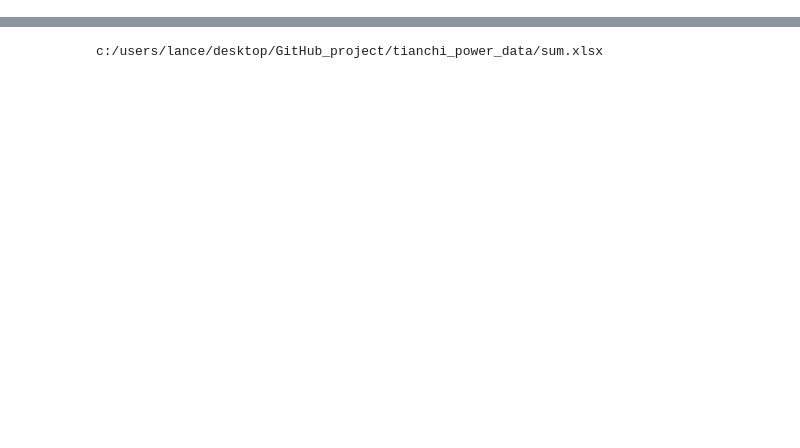
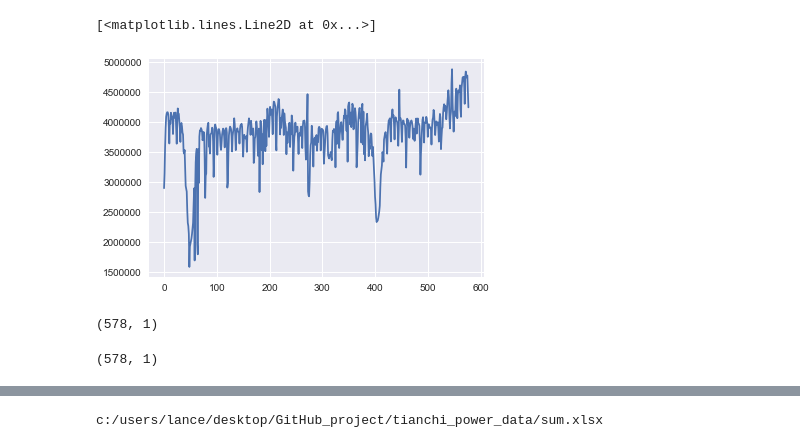
Before and after one commit to imageliu/tianchi_power, a Jupyter notebook: measure1.ipynb, the cells around one changed output, grey strips where cells are left out. Saved outputs shown, nothing was run; the diff lists cells and outputs as text; code cells hidden in the pictures; blank space fills up the shorter version.

```diff
--- a/measure1.ipynb
+++ b/measure1.ipynb
@@ -217,0 +159,11 @@ r2_score(y_pred=c2['pre'][:31],y_true=Ytest)
+# %%
+plt.plot(pd.DataFrame(rfr.predict(Xtrain)))
+# %% [output]
+[<matplotlib.lines.Line2D at 0x...>]
+[figure, added]
+# %%
+print(pd.DataFrame(rfr.predict(Xtrain)).shape)
+Ytrain.shape
+# %% [output]
+(578, 1)
+(578, 1)
```
Also changed, not shown: parts of 26 cells of this notebook, 1 other file.
